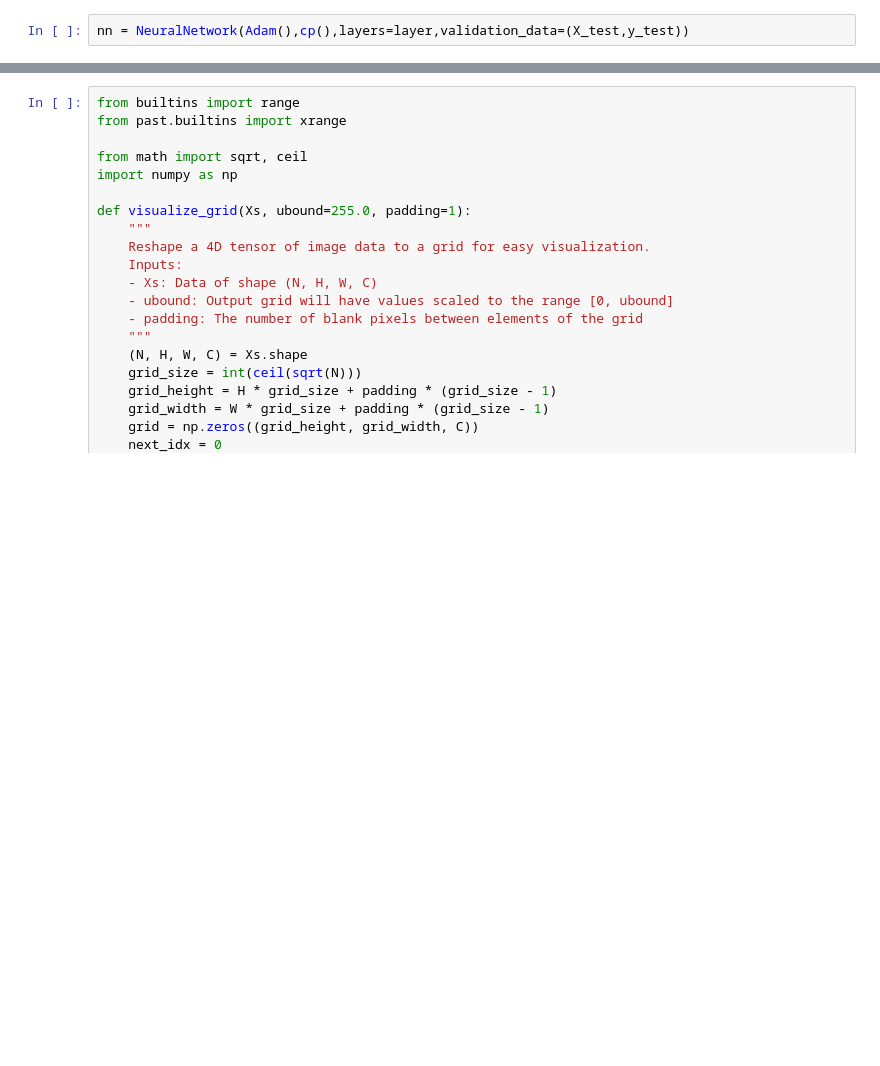
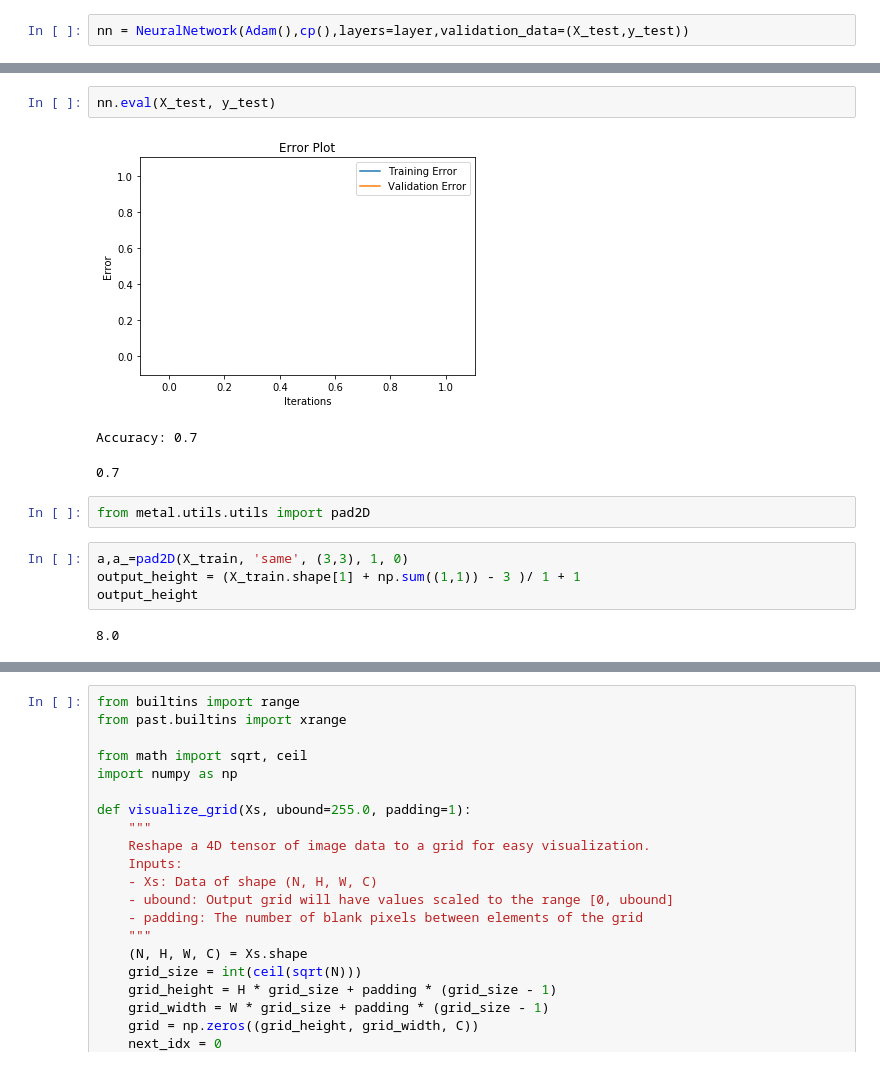
Before and after one commit to miguelmyers8/Metal, a Jupyter notebook: deprecated/examples/Untitled2.ipynb, the cells around one changed output, grey strips where cells are left out. Cells and saved outputs as stored; diff of their text form; blank space fills up the shorter version.

```diff
--- a/deprecated/examples/Untitled2.ipynb
+++ b/deprecated/examples/Untitled2.ipynb
@@ -124,0 +196,14 @@ nn = NeuralNetwork(Adam(),cp(),layers=layer,validation_data=(X_test,y_test))
+# %%
+nn.eval(X_test, y_test)
+# %% [output]
+[figure, added]
+Accuracy: 0.7
+0.7
+# %%
+from metal.utils.utils import pad2D
+# %%
+a,a_=pad2D(X_train, 'same', (3,3), 1, 0)
+output_height = (X_train.shape[1] + np.sum((1,1)) - 3 )/ 1 + 1
+output_height
+# %% [output]
+8.0
```
Also changed, not shown: parts of 31 cells of this notebook.
